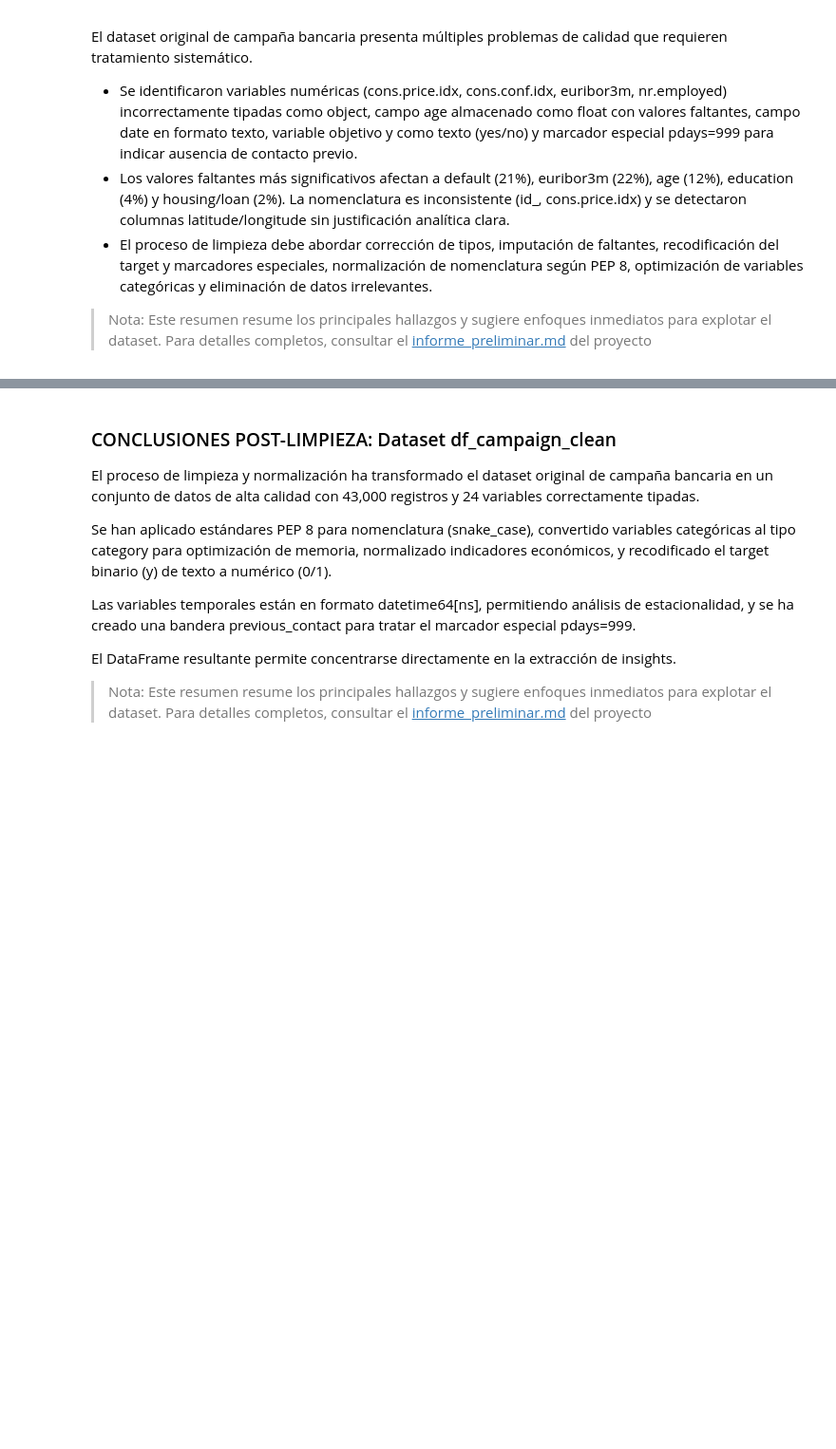
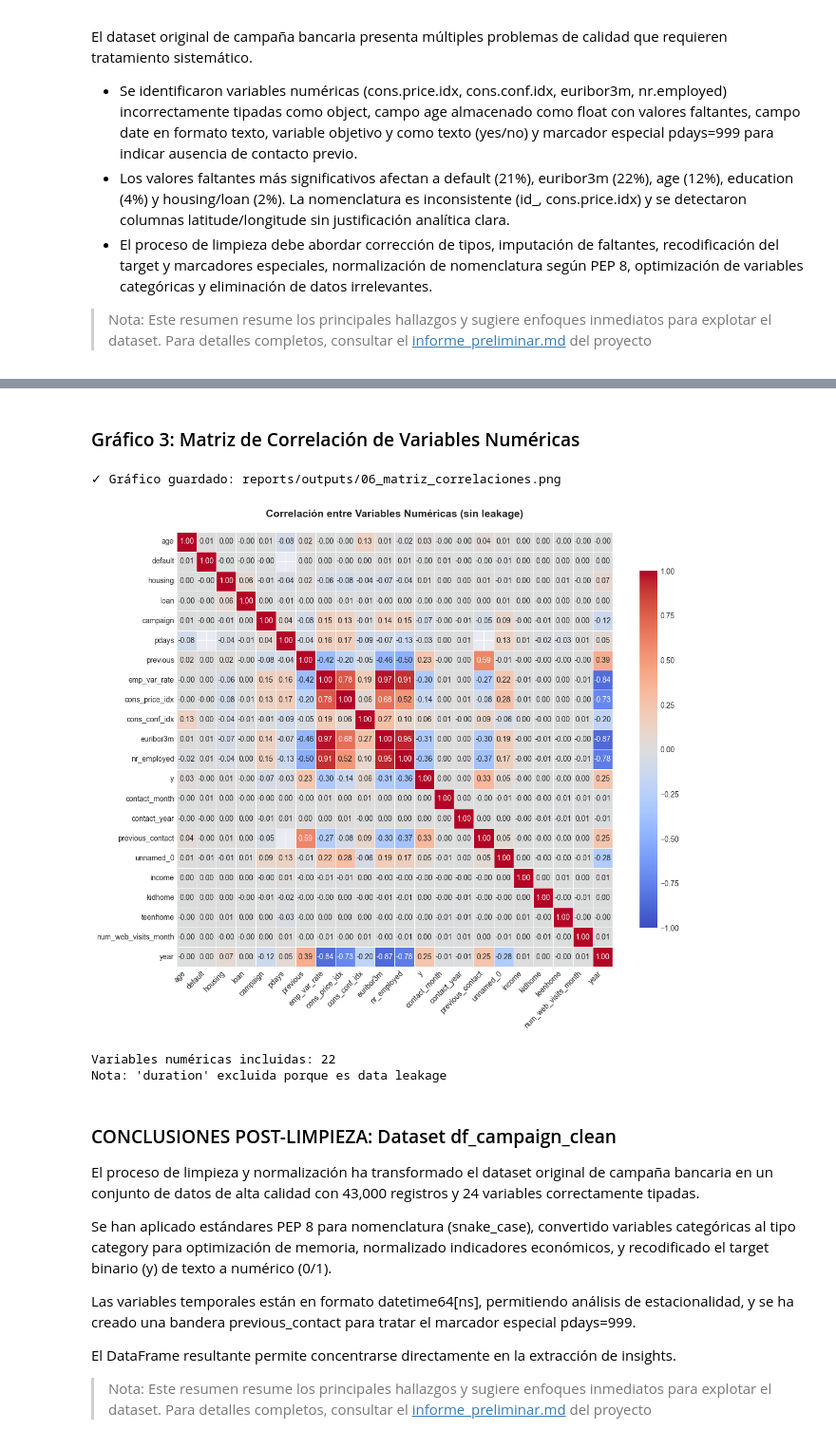
Before and after one commit to roseprogramming/eda_marqueting_bancario, a Jupyter notebook: notebooks/01_EDA_Analisis.ipynb, the cells around one changed output, grey strips where cells are left out. Shown at 95% size. Cells and saved outputs as stored; diff of their text form; code cells hidden in the pictures; blank space fills up the shorter version.

```diff
--- a/notebooks/01_EDA_Analisis.ipynb
+++ b/notebooks/01_EDA_Analisis.ipynb
@@ -503,3 +505,26 @@ Name: count, dtype: int64
+# %% [markdown]
+### Gráfico 3: Matriz de Correlación de Variables Numéricas
+# %%
+# Matriz de correlación de variables numéricas (sin leakage)
+# Excluir 'duration' porque es data leakage (solo se conoce después de la campaña)
+numeric_cols = df_perfil_cliente.select_dtypes(include=['number']).columns.tolist()
+if 'duration' in numeric_cols:
+    numeric_cols.remove('duration')
+
+df_numeric = df_perfil_cliente[numeric_cols].select_dtypes(include=['number'])
+
+fig_corr, ax_corr = plot_correlation_heatmap(df_numeric, title='Correlación entre Variables Numéricas (sin leakage)')
+plt.tight_layout()
+save_plot('06_matriz_correlaciones.png')
+plt.show()
+
+print(f"\nVariables numéricas incluidas: {df_numeric.shape[1]}")
+print(f"Nota: 'duration' excluida porque es data leakage")
+# %% [output]
+✓ Gráfico guardado: reports/outputs/06_matriz_correlaciones.png
+[figure, added]
+Variables numéricas incluidas: 22
+Nota: 'duration' excluida porque es data leakage
 # %% [markdown]
 ### CONCLUSIONES POST-LIMPIEZA: Dataset df_campaign_clean
 
```
Also changed, not shown: parts of 32 cells of this notebook, 18 other files.
